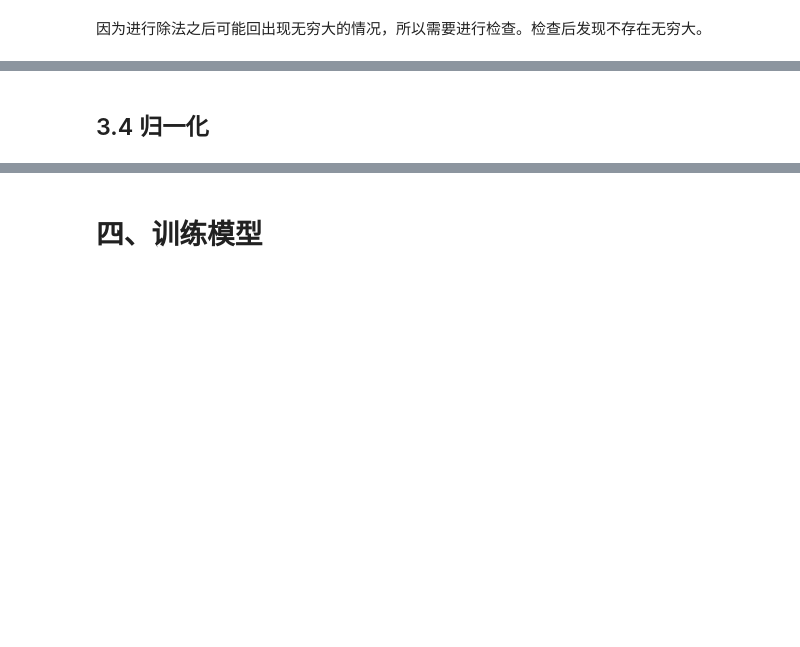
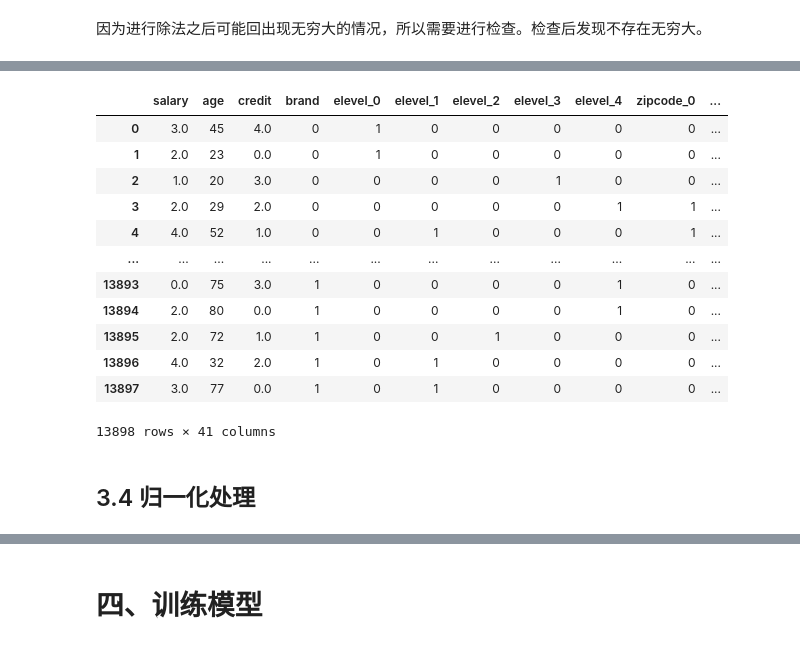
Before and after one commit to god13less/kaggle_competition, a Jupyter notebook: CommodityForecasting/version_1 copy.ipynb, the cells around one changed output, grey strips where cells are left out. Drawn from its saved outputs; the diff is of its cells as text; code cells hidden in the pictures; blank space fills up the shorter version.

```diff
--- a/CommodityForecasting/version_0.ipynb
+++ b/CommodityForecasting/version_1 copy.ipynb
@@ -256,2 +280,18 @@ all_data.head()
+# %%
+all_data
+# %% [output]
+|  | salary | age | credit | brand | elevel_0 | elevel_1 | elevel_2 | elevel_3 | elevel_4 | zipcode_0 | ... |
+| 0 | 3.0 | 45 | 4.0 | 0 | 1 | 0 | 0 | 0 | 0 | 0 | ... |
+| 1 | 2.0 | 23 | 0.0 | 0 | 1 | 0 | 0 | 0 | 0 | 0 | ... |
+| 2 | 1.0 | 20 | 3.0 | 0 | 0 | 0 | 0 | 1 | 0 | 0 | ... |
+| 3 | 2.0 | 29 | 2.0 | 0 | 0 | 0 | 0 | 0 | 1 | 1 | ... |
+| 4 | 4.0 | 52 | 1.0 | 0 | 0 | 1 | 0 | 0 | 0 | 1 | ... |
+| ... | ... | ... | ... | ... | ... | ... | ... | ... | ... | ... | ... |
+| 13893 | 0.0 | 75 | 3.0 | 1 | 0 | 0 | 0 | 0 | 1 | 0 | ... |
+| 13894 | 2.0 | 80 | 0.0 | 1 | 0 | 0 | 0 | 0 | 1 | 0 | ... |
+| 13895 | 2.0 | 72 | 1.0 | 1 | 0 | 0 | 1 | 0 | 0 | 0 | ... |
+| 13896 | 4.0 | 32 | 2.0 | 1 | 0 | 1 | 0 | 0 | 0 | 0 | ... |
+| 13897 | 3.0 | 77 | 0.0 | 1 | 0 | 1 | 0 | 0 | 0 | 0 | ... |
+13898 rows × 41 columns
 # %% [markdown]
-## 3.4 归一化
+## 3.4 归一化处理
```
Also changed, not shown: parts of 25 cells of this notebook, 6 other files.
